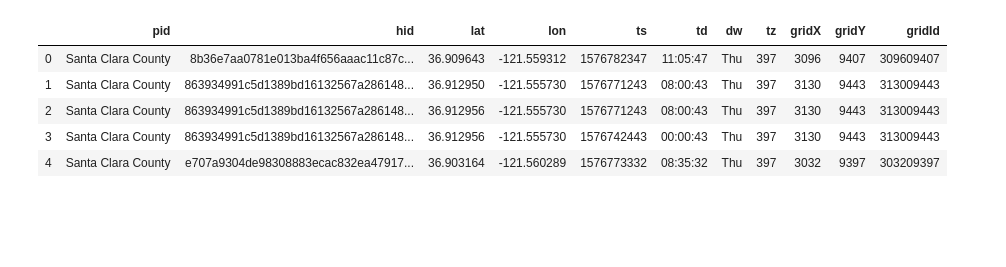
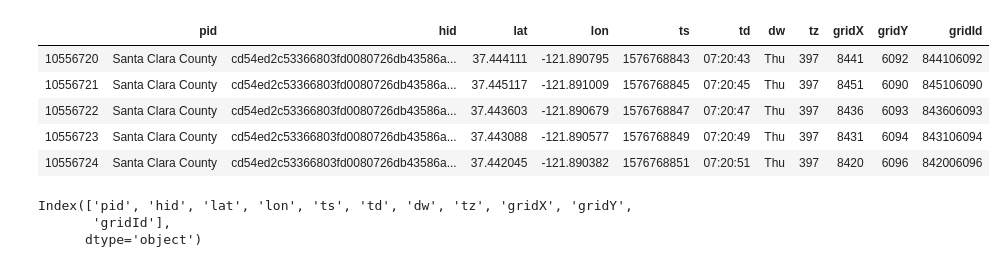
Before and after one commit to adhocmaster/covid1, a Jupyter notebook: location-assessment-by-day.ipynb, the cells around one changed output. Cells and saved outputs as stored; diff of their text form; code cells hidden in the pictures; blank space fills up the shorter version.

```diff
--- a/location-assessment-by-day.ipynb
+++ b/location-assessment-by-day.ipynb
@@ -62,14 +14,20 @@ date = datetime.strptime('2000-01-01', "%Y-%m-%d")
 inputFile = './data/splitted/out_2019-12-19.csv'
 df = pd.read_csv(inputFile)
 # %%
-df.head()
+df.tail()
 # %% [output]
 |  | pid | hid | lat | lon | ts | td | dw | tz | gridX | gridY | gridId |
-| 0 | Santa Clara County | 8b36e7aa0781e013ba4f656aaac11c87c... | 36.909643 | -121.559312 | 1576782347 | 11:05:47 | Thu | 397 | 3096 | 9407 | 309609407 |
-| 1 | Santa Clara County | 863934991c5d1389bd16132567a286148... | 36.912950 | -121.555730 | 1576771243 | 08:00:43 | Thu | 397 | 3130 | 9443 | 313009443 |
-| 2 | Santa Clara County | 863934991c5d1389bd16132567a286148... | 36.912956 | -121.555730 | 1576771243 | 08:00:43 | Thu | 397 | 3130 | 9443 | 313009443 |
-| 3 | Santa Clara County | 863934991c5d1389bd16132567a286148... | 36.912956 | -121.555730 | 1576742443 | 00:00:43 | Thu | 397 | 3130 | 9443 | 313009443 |
-| 4 | Santa Clara County | e707a9304de98308883ecac832ea47917... | 36.903164 | -121.560289 | 1576773332 | 08:35:32 | Thu | 397 | 3032 | 9397 | 303209397 |
+| 10556720 | Santa Clara County | cd54ed2c53366803fd0080726db43586a... | 37.444111 | -121.890795 | 1576768843 | 07:20:43 | Thu | 397 | 8441 | 6092 | 844106092 |
+| 10556721 | Santa Clara County | cd54ed2c53366803fd0080726db43586a... | 37.445117 | -121.891009 | 1576768845 | 07:20:45 | Thu | 397 | 8451 | 6090 | 845106090 |
+| 10556722 | Santa Clara County | cd54ed2c53366803fd0080726db43586a... | 37.443603 | -121.890679 | 1576768847 | 07:20:47 | Thu | 397 | 8436 | 6093 | 843606093 |
+| 10556723 | Santa Clara County | cd54ed2c53366803fd0080726db43586a... | 37.443088 | -121.890577 | 1576768849 | 07:20:49 | Thu | 397 | 8431 | 6094 | 843106094 |
+| 10556724 | Santa Clara County | cd54ed2c53366803fd0080726db43586a... | 37.442045 | -121.890382 | 1576768851 | 07:20:51 | Thu | 397 | 8420 | 6096 | 842006096 |
+# %%
+df.columns
+# %% [output]
+Index(['pid', 'hid', 'lat', 'lon', 'ts', 'td', 'dw', 'tz', 'gridX', 'gridY',
+       'gridId'],
+      dtype='object')
 # %%
 fig_dims = (10, 10)
 fig, ax = plt.subplots(figsize=fig_dims)
```
Also changed, not shown: parts of 12 cells of this notebook, 1 other file.
